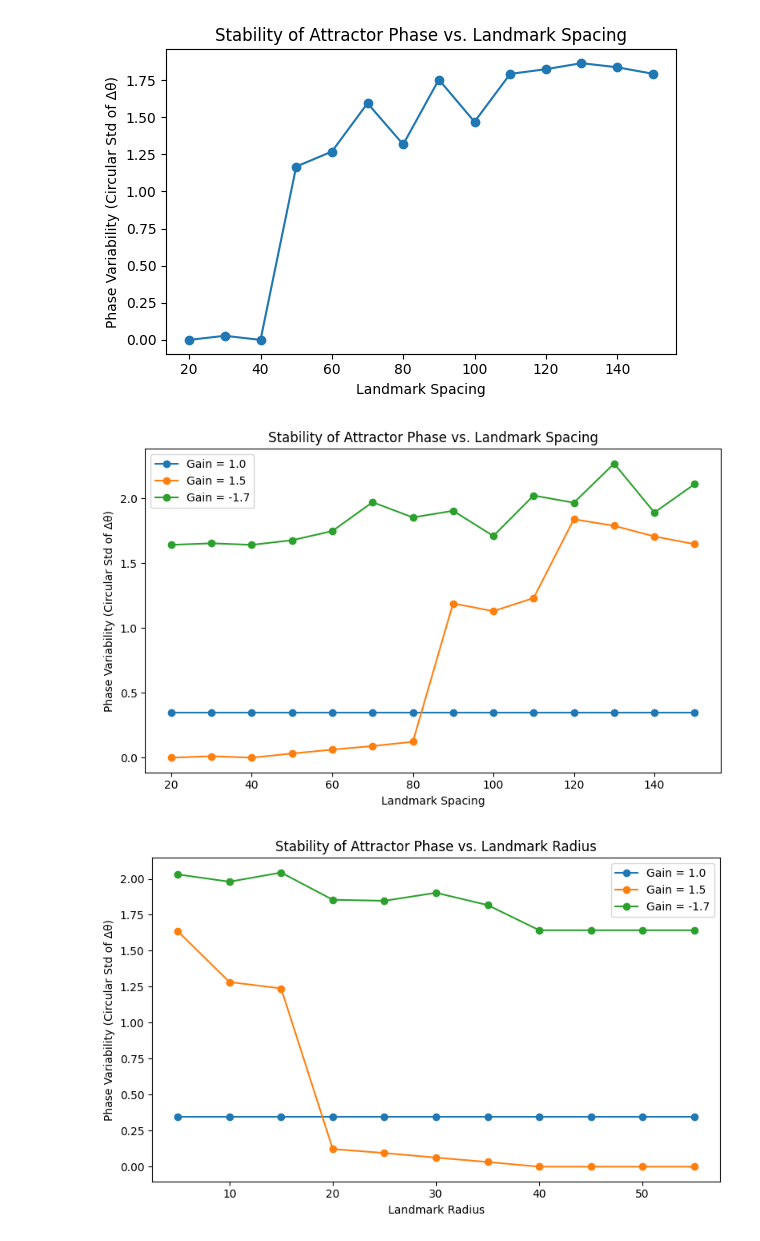
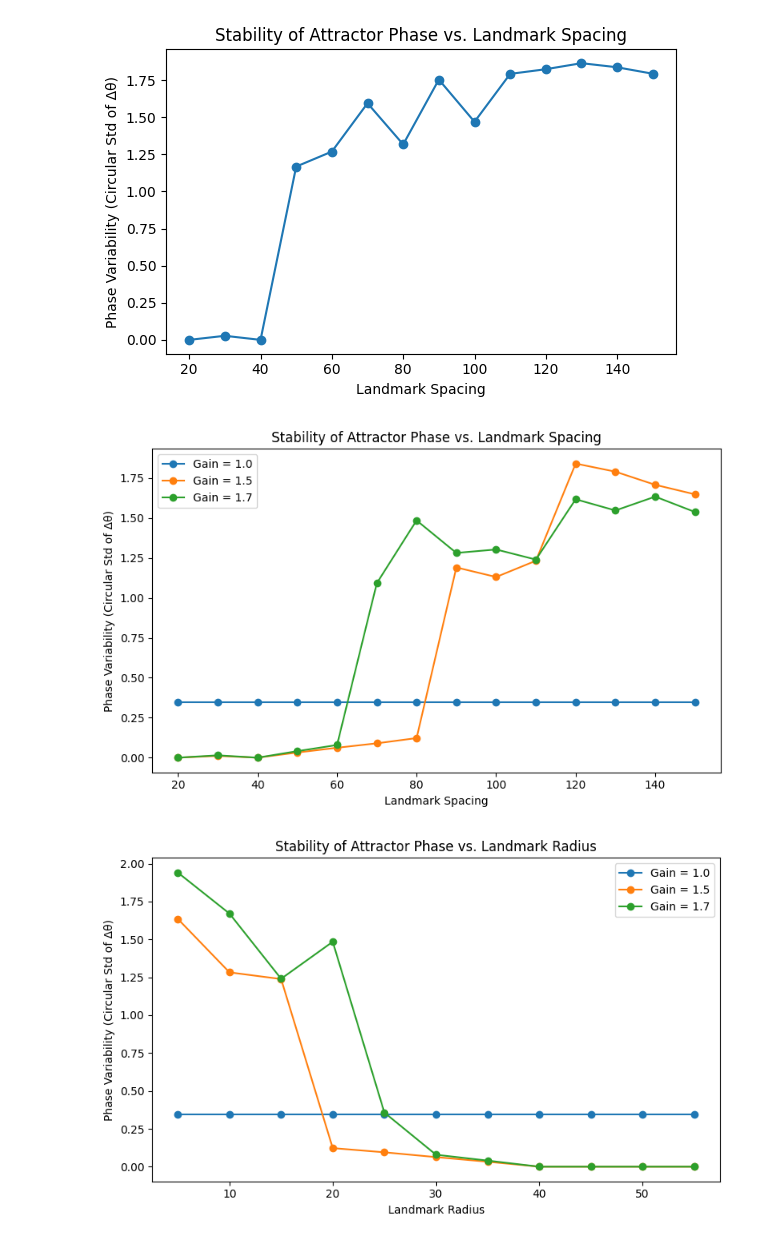
Before and after one commit to itzelts/neuro140_final, a Jupyter notebook: 1d_discrete.ipynb, the cells around one changed output. Saved outputs shown, nothing was run; the diff lists cells and outputs as text; code cells hidden in the pictures.

```diff
--- a/1d_discrete.ipynb
+++ b/1d_discrete.ipynb
@@ -202,0 +201,34 @@ Saved plot to /var/folders/5p/vyt283614nx78dy8b2yj6tym0000gn/T/tmp2nfvva35.png
+# %%
+landmark_spacings = [40, 80, 120]
+gains = [1.0, 1.5, 1.7]
+landmark_radius = 20
+
+drift_distributions = {g: {} for g in gains}
+
+for g in gains:
+    for spacing in landmark_spacings:
+        result = simulate_discrete_landmark_dynamics(
+            gain=g, landmark_spacing=spacing, landmark_radius=landmark_radius
+        )
+        landmarks = np.arange(spacing / 2, 400, spacing)
+        drifts = compute_drift_between_landmarks(result, landmarks, landmark_radius)
+        drift_distributions[g][spacing] = drifts
+
+fig, axs = plt.subplots(3, 1, figsize=(8, 7), sharex=True, sharey=True)
+
+for i, g in enumerate(gains):
+    ax = axs[i]
+    for spacing in landmark_spacings:
+        drifts = drift_distributions[g][spacing]
+        ax.hist(drifts, bins=10, alpha=1, label=f'Spacing = {spacing}')
+    ax.set_ylabel('Frequency')
+    ax.set_title(f'Gain = {g}')
+    if i == len(gains) - 1:
+        ax.set_xlabel('Phase Drift per Landmark Interval (rad)')
+    if i == 0:
+        ax.legend()
+
+fig.suptitle('Drift Between Landmark Events Across Gains and Spacings', fontsize=16)
+plt.tight_layout()
+plt.subplots_adjust(top=.9)
+plt.show()
@@ -323,62 +265,47 @@ plt.show()
 # %% [output]
 [figure]
 # %%
-import numpy as np
-import matplotlib.pyplot as plt
-from scipy.stats import circstd
 
 def compute_stability(result, tail_window=200):
-    """Compute circular standard deviation of deltaPhi over the last steps."""
     delta_phi = np.array(result['deltaPhi'][-tail_window:])
     return circstd(delta_phi, high=np.pi, low=-np.pi)
 
 def sweep_landmark_spacing_multi_gain(
-    spacing_vals, gains=[1.0, 1.5, 2], landmark_radius=20, time=1000
+    spacing_vals, gains=[1.0, 1.5, 1.7], landmark_radius=20, time=1000
 ):
     stability_results = {g: [] for g in gains}
 
     for spacing in spacing_vals:
         for g in gains:
             result = simulate_discrete_landmark_dynamics(
                 gain=g,
                 landmark_spacing=spacing,
                 landmark_radius=landmark_radius,
                 time=time
             )
             stability = compute_stability(result)
             stability_results[g].append(stability)
 
     return spacing_vals, stability_results
 
-# Run sweep
 spacing_vals = np.arange(20, 160, 10)
-gains = [1.0, 1.5, -1.7]
+gains = [1.0, 1.5, 1.7]
 x_vals, stability_results = sweep_landmark_spacing_multi_gain(spacing_vals, gains=gains)
 
-# Plot
 plt.figure(figsize=(8, 5))
 for g in gains:
     plt.plot(x_vals, stability_results[g], marker='o', label=f'Gain = {g}')
 plt.xlabel("Landmark Spacing")
 plt.ylabel("Phase Variability (Circular Std of Δθ)")
 plt.title("Stability of Attractor Phase vs. Landmark Spacing")
 plt.legend()
 plt.tight_layout()
 plt.show()
 # %% [output]
-[figure, old version]
+[figure, new version]
 # %%
-import numpy as np
-import matplotlib.pyplot as plt
-from scipy.stats import circstd
-
-def compute_stability(result, tail_window=200):
-    """Compute circular standard deviation of deltaPhi over the last steps."""
-    delta_phi = np.array(result['deltaPhi'][-tail_window:])
-    return circstd(delta_phi, high=np.pi, low=-np.pi)
-
 def sweep_landmark_radius_multi_gain(
-    radius_vals, gains=[1.0, 2, -2], landmark_spacing=80, time=1000
+    radius_vals, gains=[1.0, 1.5, 1.7], landmark_spacing=80, time=1000
 ):
     stability_results = {g: [] for g in gains}
 
@@ -395,12 +322,10 @@ def sweep_landmark_radius_multi_gain(
 
     return radius_vals, stability_results
 
-# Run sweep
 radius_vals = np.arange(5, 60, 5)
-gains = [1.0, 1.5, -1.7]
+gains = [1.0, 1.5, 1.7]
 x_vals, stability_results = sweep_landmark_radius_multi_gain(radius_vals, gains=gains)
 
-# Plot
 plt.figure(figsize=(8, 5))
 for g in gains:
     plt.plot(x_vals, stability_results[g], marker='o', label=f'Gain = {g}')
@@ -411,4 +336,4 @@ plt.legend()
 plt.tight_layout()
 plt.show()
 # %% [output]
-[figure, old version]
+[figure, new version]
```
Also changed, not shown: parts of 10 cells of this notebook.
